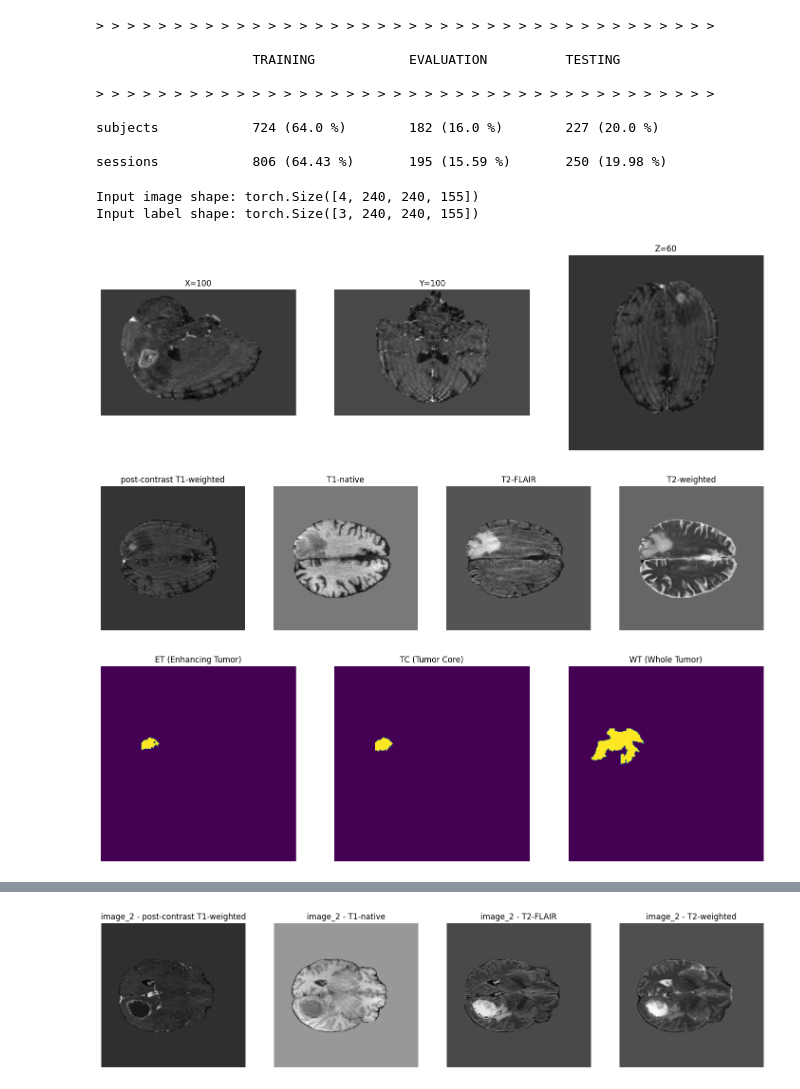
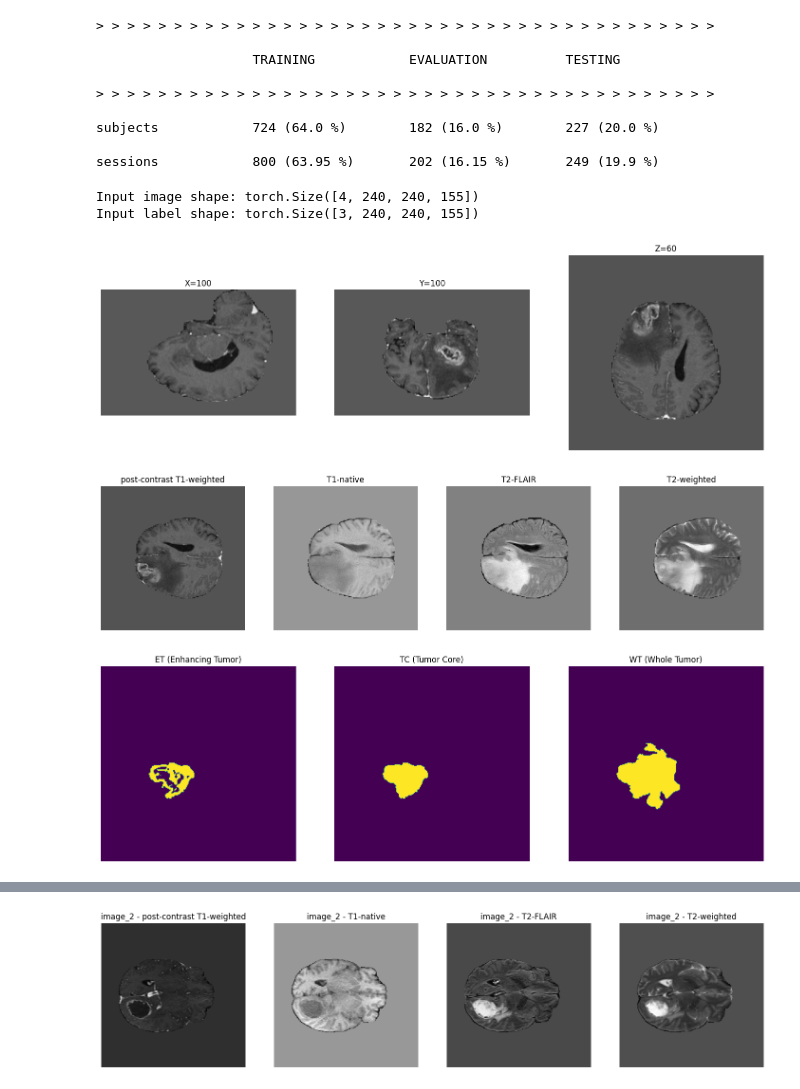
Before and after one commit to albertovalerio/brain-tumor-segmentation-with-explainability, a Jupyter notebook: notebooks/2-training.ipynb, the cells around one changed output, grey strips where cells are left out. Saved outputs shown, nothing was run; the diff lists cells and outputs as text; code cells hidden in the pictures.

```diff
--- a/notebooks/2-training.ipynb
+++ b/notebooks/2-training.ipynb
@@ -13,21 +1,14 @@ if _isColab:
 # %%
 import os, sys, random
 from sys import platform
-if _isColab:
-    _base_path = '/content'
-else:
-    _base_path = '\\'.join(os.getcwd().split('\\')[:-1]) + '\\' if platform == 'win32' else '/'.join(os.getcwd().split('/')[:-1]) + '/'
+_base_path = '\\'.join(os.getcwd().split('\\')[:-1]) + '\\' if platform == 'win32' else '/'.join(os.getcwd().split('/')[:-1]) + '/'
 sys.path.append(_base_path)
-from monai.config import print_config
-from monai.data import CacheDataset
 from monai.utils import set_determinism
-from src.helpers.utils import make_dataset, make_dataset_on_colab, get_device
-from src.modules.plotting import plot_input_output, plot_training_values, plot_prediction, plot_results
+from src.helpers.utils import make_dataset, get_device
+import src.modules.plotting as plot
 from src.modules.training import train_test_splitting, training_model, predict_model
 from src.helpers.config import get_config
 from src.modules.preprocessing import get_transformations
 from src.models.segresnet import SegResNet
 from src.models.unet import UNet
 from src.models.swinunetr import SwinUNETR
-_config = get_config()
-print_config()
@@ -74,8 +27,8 @@ if _isColab:
 set_determinism(seed=3)
 random.seed(3)
 # %%
-data_path = make_dataset_on_colab('glioma', False) if _isColab else make_dataset('glioma', False)
-train_data, eval_data, test_data = train_test_splitting(data_path)
+data_path = make_dataset(dataset='glioma', verbose=False)
+train_data, eval_data, test_data = train_test_splitting(data_path, reports_path=reports_path, load_from_file=True)
 # %% [output]
 > > > > > > > > > > > > > > > > > > > > > > > > > > > > > > > > > > > > > > > >
 
@@ -85,7 +38,7 @@ train_data, eval_data, test_data = train_test_splitting(data_path)
 
 subjects            724 (64.0 %)        182 (16.0 %)        227 (20.0 %)
 
-sessions            806 (64.43 %)       195 (15.59 %)       250 (19.98 %)
+sessions            800 (63.95 %)       202 (16.15 %)       249 (19.9 %)
 # %%
 _models = {
 	'SegResNet': SegResNet(
@@ -119,16 +71,16 @@ model = _models['SegResNet']
 	post_trans
 ) = get_transformations(roi_size=(128, 128, 128) if model.name == 'SwinUNETR' else (240, 240, 160))
 # %%
-sample_ds = CacheDataset(train_data[:1], transform=train_transform, progress=False)
-print(f"Input image shape: {sample_ds[0]['image'].shape}")
-print(f"Input label shape: {sample_ds[0]['label'].shape}")
-plot_input_output(sample_ds[0])
+trans = train_transform(train_data[1])
+print(f"Input image shape: {trans['image'].shape}")
+print(f"Input label shape: {trans['label'].shape}")
+plot.input_output(trans)
 # %% [output]
 Input image shape: torch.Size([4, 240, 240, 155])
 Input label shape: torch.Size([3, 240, 240, 155])
-[figure, old version]
+[figure, new version]
-[figure, old version]
+[figure, new version]
-[figure, old version]
+[figure, new version]
 # %%
 ## NOTE: uncomment to execute the training phase.
 
```
Also changed, not shown: parts of 12 cells of this notebook, 3 other files.
